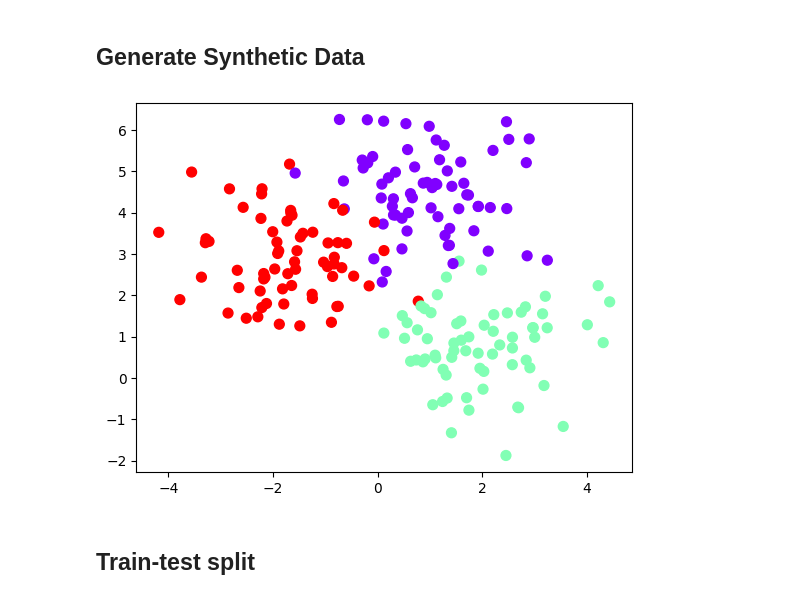
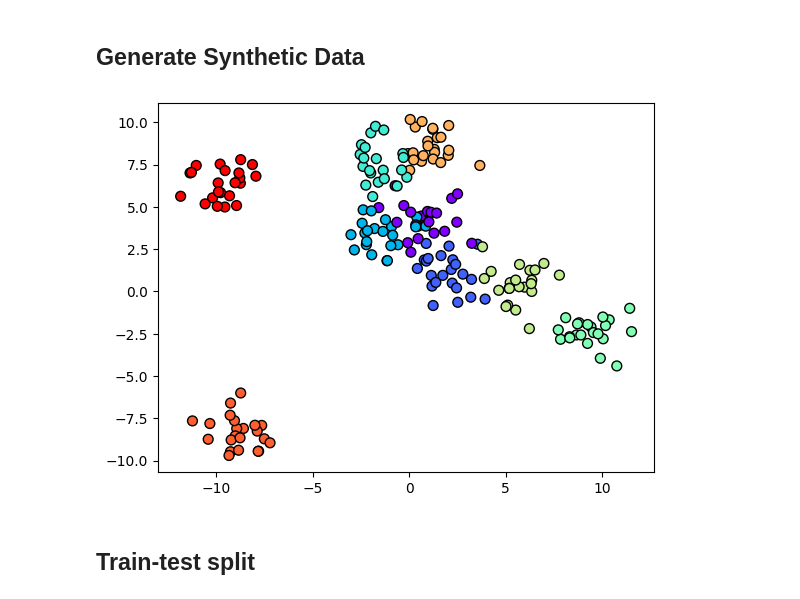
Before and after one commit to patel-zeel/blog, a Jupyter notebook: posts/2023-07-05-Multiclass_GP_classification.ipynb, the cells around one changed output. Cells and saved outputs as stored; diff of their text form; code cells hidden in the pictures.

```diff
--- a/posts/2023-07-05-Multiclass_GP_classification.ipynb
+++ b/posts/2023-07-05-Multiclass_GP_classification.ipynb
@@ -47,12 +32,12 @@ def plot_predictions(predict_fn, ax, fig, discrete=False):
 # %% [markdown]
 ## Generate Synthetic Data
 # %%
-X, y = make_blobs(n_samples=200, centers=3, random_state=0)
+X, y = make_blobs(n_samples=200, centers=9, random_state=0)
 # X, y = make_moons(n_samples=200, noise=0.1, random_state=0)
 y = y.reshape(-1, 1)
 encoder = OneHotEncoder(sparse=False)
 encoder.fit(y)
 
-plt.scatter(X[:, 0], X[:, 1], c=y, s=50, cmap='rainbow');
+plt.scatter(X[:, 0], X[:, 1], c=y, s=50, cmap='rainbow', edgecolor='k');
 # %% [output]
-[figure, old version]
+[figure, new version]
```
Also changed, not shown: parts of 22 cells of this notebook.
